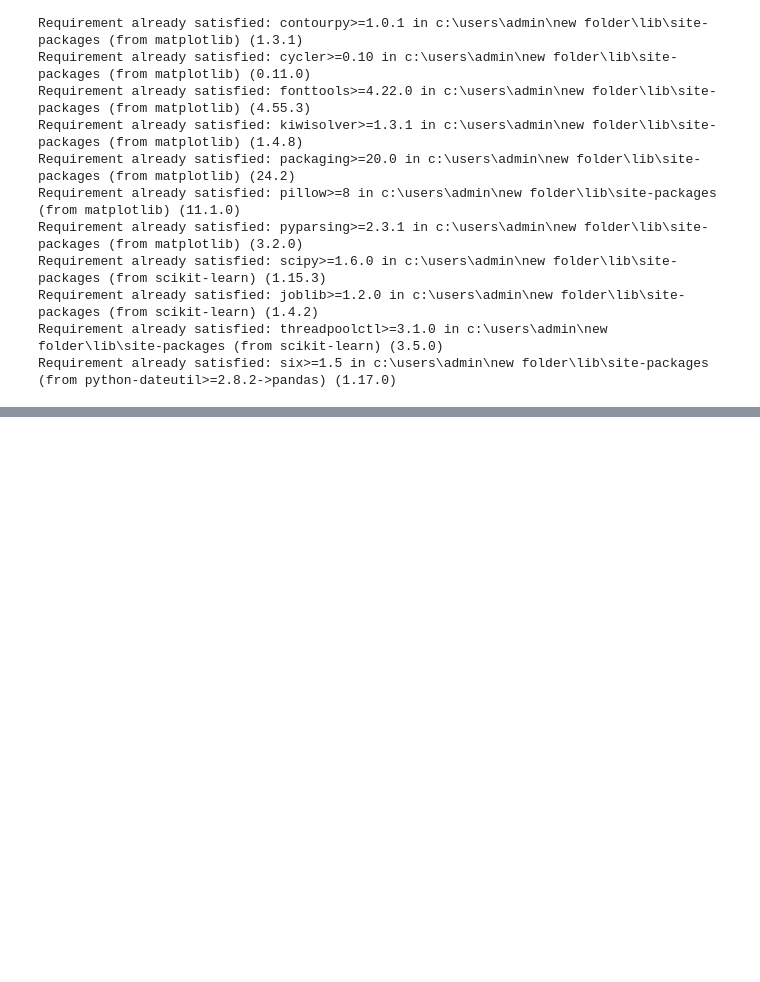
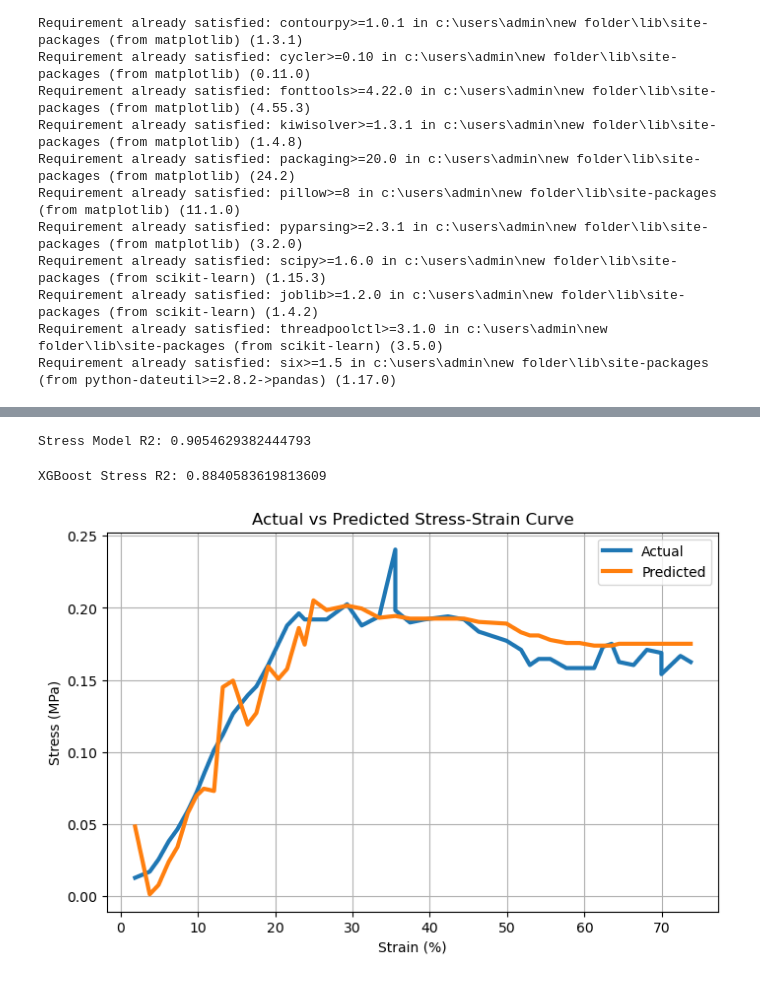
Before and after one commit to alokahire/carbon-foam-ml-predictor, a Jupyter notebook: DIAT_ML_PROJECT.ipynb, the cells around one changed output, grey strips where cells are left out. Drawn from its saved outputs; the diff is of its cells as text; code cells hidden in the pictures; blank space fills up the shorter version.

```diff
--- a/DIAT_ML_PROJECT.ipynb
+++ b/DIAT_ML_PROJECT.ipynb
@@ -77,0 +173,32 @@ dtype: object
+# %%
+rf_stress = RandomForestRegressor(
+    n_estimators=300,
+    random_state=42
+)
+
+rf_stress.fit(X_train_s, y_train_s)
+
+pred_stress = rf_stress.predict(X_test_s)
+
+print("Stress Model R2:", r2_score(y_test_s, pred_stress))
+# %% [output]
+Stress Model R2: 0.9054629382444793
+# %%
+# ======================
+# XGBOOST STRESS MODEL
+# ======================
+
+xgb_stress = XGBRegressor(
+    n_estimators=300,
+    learning_rate=0.05,
+    max_depth=6,
+    random_state=42
+)
+
+xgb_stress.fit(X_train_s, y_train_s)
+
+pred_xgb = xgb_stress.predict(X_test_s)
+
+print("XGBoost Stress R2:", r2_score(y_test_s, pred_xgb))
+# %% [output]
+XGBoost Stress R2: 0.8840583619813609
@@ -77,0 +233,42 @@ dtype: object
+# %%
+# Compare Actual vs Predicted Curve
+
+# Pick one sample group
+sample_index = 0
+
+sample_data = df.iloc[sample_index:sample_index+50]
+
+actual_strain = sample_data["Strain (%)"]
+actual_stress = sample_data["Stress (MPa)"]
+
+# Predict
+X_sample = sample_data.drop(columns=[
+    "Stress (MPa)",
+    "Compressive strength (Mpa)",
+    "Log_Compressive_Strength",
+    "Precursor"
+])
+
+X_sample = pd.get_dummies(X_sample, columns=["Precursor_Category"], drop_first=True)
+
+# align columns
+X_sample = X_sample.reindex(columns=X_stress.columns, fill_value=0)
+
+predicted_stress = xgb_stress.predict(X_sample)
+
+# Plot
+plt.figure(figsize=(8,5))
+
+plt.plot(actual_strain, actual_stress, label="Actual", linewidth=3)
+plt.plot(actual_strain, predicted_stress, label="Predicted", linewidth=3)
+
+plt.xlabel("Strain (%)")
+plt.ylabel("Stress (MPa)")
+plt.title("Actual vs Predicted Stress-Strain Curve")
+
+plt.legend()
+plt.grid()
+
+plt.show()
+# %% [output]
+[figure, added]
```
Also changed, not shown: parts of 23 cells of this notebook, 9 other files.
